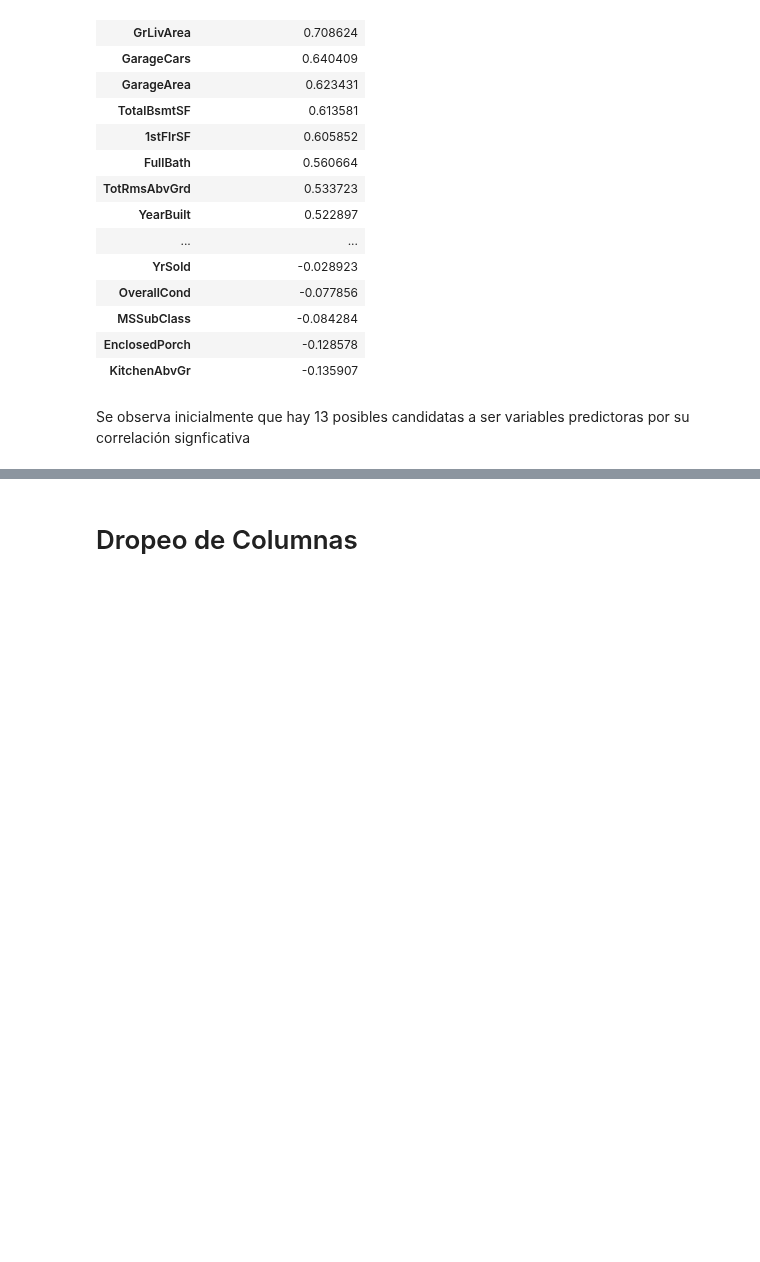
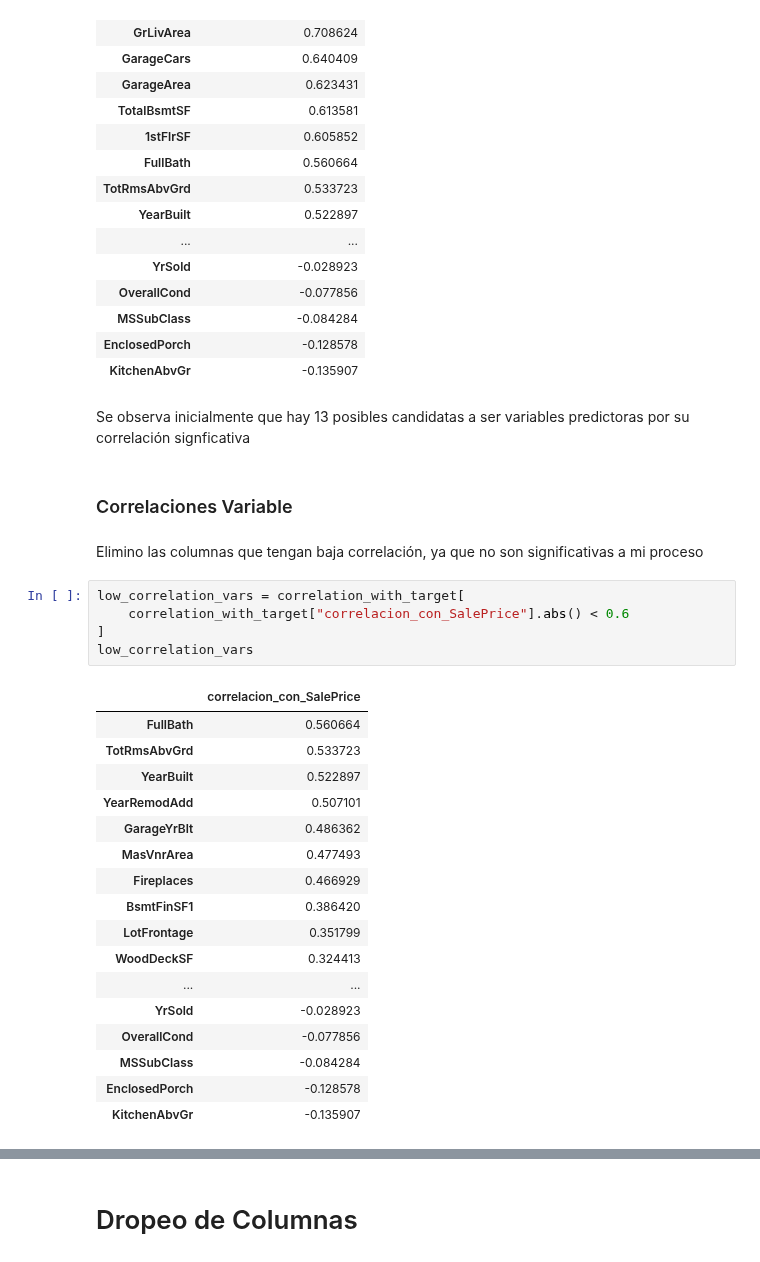
Before and after one commit to laurabg15/Exploraci-nInicial-, a Jupyter notebook: InitialExploration_Dataset.ipynb, the cells around one changed output, grey strips where cells are left out. Cells and saved outputs as stored; diff of their text form; blank space fills up the shorter version.

```diff
--- a/InitialExploration_Dataset.ipynb
+++ b/InitialExploration_Dataset.ipynb
@@ -236,3 +237,30 @@ correlation_with_target
 | KitchenAbvGr | -0.135907 |
 # %% [markdown]
 Se observa inicialmente que hay 13 posibles candidatas a ser variables predictoras por su correlación signficativa
+# %% [markdown]
+### Correlaciones Variable
+# %% [markdown]
+Elimino las columnas que tengan baja correlación, ya que no son significativas a mi proceso
+# %%
+low_correlation_vars = correlation_with_target[
+    correlation_with_target["correlacion_con_SalePrice"].abs() < 0.6
+]
+low_correlation_vars
+# %% [output]
+|  | correlacion_con_SalePrice |
+| FullBath | 0.560664 |
+| TotRmsAbvGrd | 0.533723 |
+| YearBuilt | 0.522897 |
+| YearRemodAdd | 0.507101 |
+| GarageYrBlt | 0.486362 |
+| MasVnrArea | 0.477493 |
+| Fireplaces | 0.466929 |
+| BsmtFinSF1 | 0.386420 |
+| LotFrontage | 0.351799 |
+| WoodDeckSF | 0.324413 |
+| ... | ... |
+| YrSold | -0.028923 |
+| OverallCond | -0.077856 |
+| MSSubClass | -0.084284 |
+| EnclosedPorch | -0.128578 |
+| KitchenAbvGr | -0.135907 |
```
Also changed, not shown: parts of 14 cells of this notebook.
